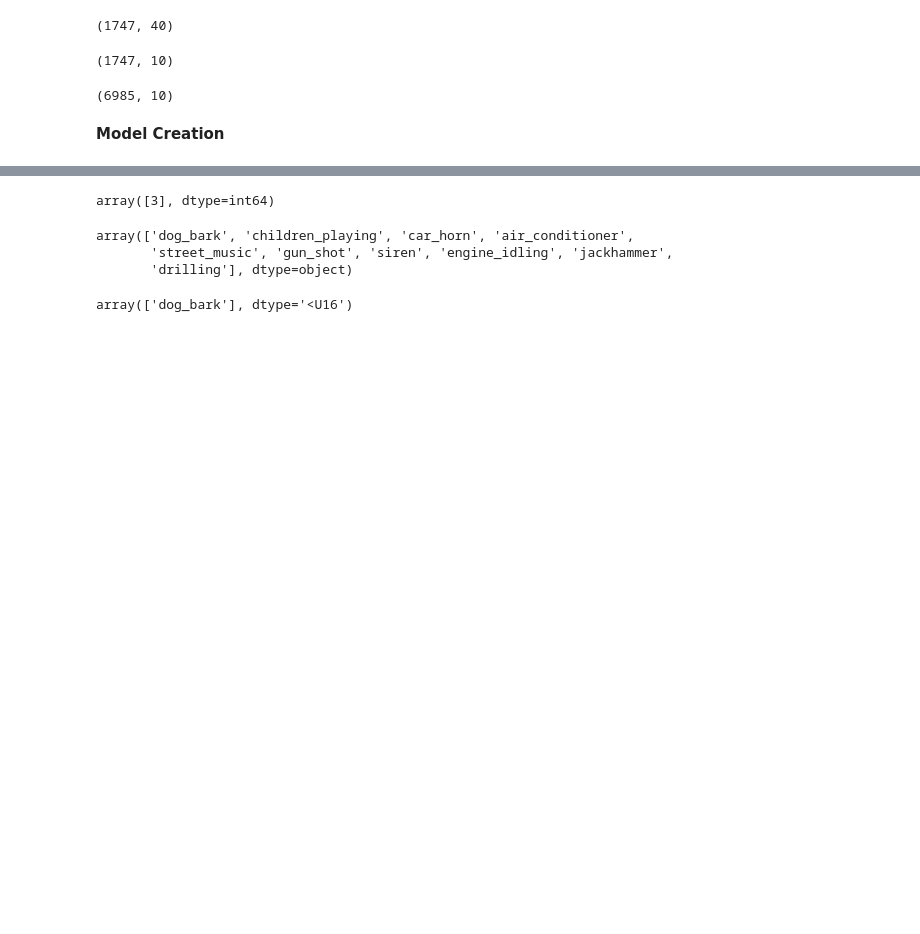
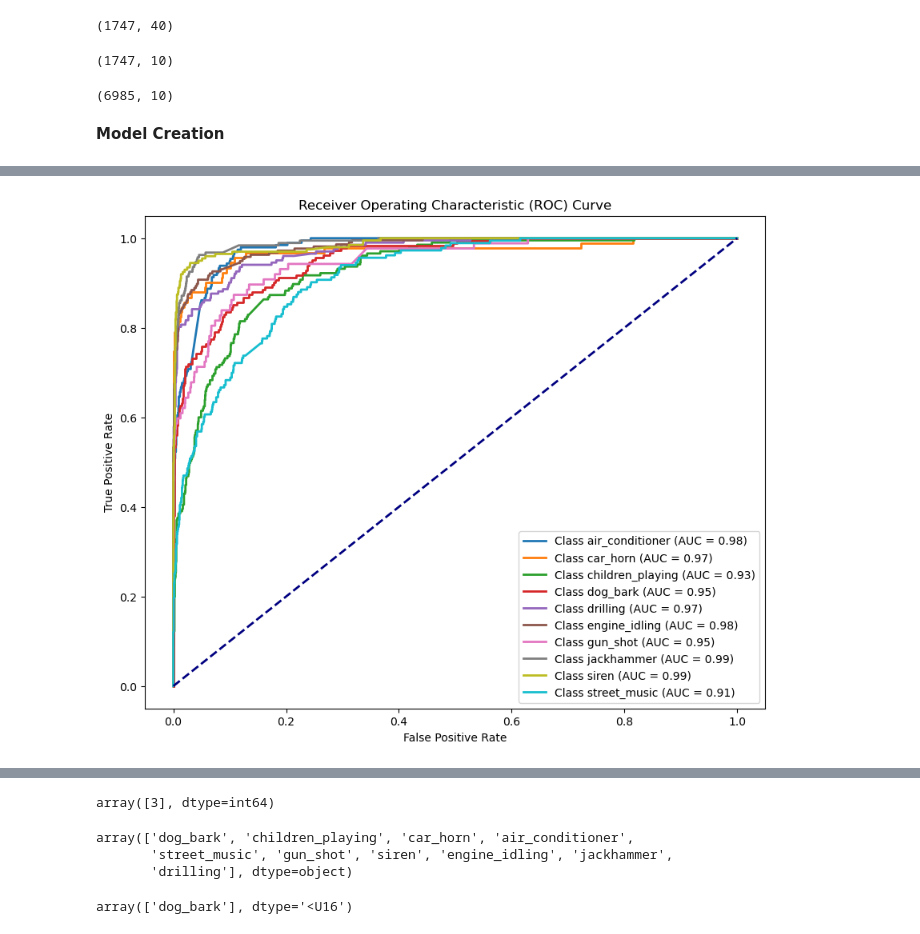
Before and after one commit to Gyan-Aditya/Audio_classification, a Jupyter notebook: Audio_classification.ipynb, the cells around one changed output, grey strips where cells are left out. Cells and saved outputs as stored; diff of their text form; code cells hidden in the pictures; blank space fills up the shorter version.

```diff
--- a/Audio_classification.ipynb
+++ b/Audio_classification.ipynb
@@ -122,7 +137,7 @@ Name: count, dtype: int64
 **Data Preprocessing**
 # %%
 #Lets read sample audio signal
-audio_file_path='UrbanSound8K/100263-2-0-36.wav'
+audio_file_path='UrbanSound8K/children_playing.wav'
 librosa_audio_data,librosa_audio_sample_rate=librosa.load(audio_file_path)
 # %%
 print(librosa_audio_data) #By default librosa convert these audio in 1-Dimensional signal i.e. Mono
@@ -221,7 +236,7 @@ extracted_feature_df.head()
 # %%
 #Split the data into independent and dependent feature
 x=np.array(extracted_feature_df['features'].tolist())
-y=np.array(extracted_feature_df['class'].tolist())
+y_set=np.array(extracted_feature_df['class'].tolist())
 # %%
 x.shape
 # %% [output]
@@ -231,7 +246,8 @@ x.shape
 from tensorflow.keras.utils import to_categorical
 from sklearn.preprocessing import LabelEncoder
 labelencoder=LabelEncoder()
-y=to_categorical(labelencoder.fit_transform(y))
+y=to_categorical(labelencoder.fit_transform(y_set))
+from sklearn.preprocessing import LabelBinarizer
 # %%
 y
 # %% [output]
@@ -394,0 +411,28 @@ classes=np.argmax(predict,axis=1)
+# %%
+from sklearn.metrics import roc_curve,auc
+from sklearn.preprocessing import LabelBinarizer
+lb = LabelBinarizer()
+labels_encoded = lb.fit_transform(y_set)
+
+y_pred_proba = model.predict(x_test)
+fpr, tpr, roc_auc = {}, {}, {}
+
+for i in range(y_pred_proba.shape[1]):
+    fpr[i], tpr[i], _ = roc_curve(y_test[:, i], y_pred_proba[:, i])
+    roc_auc[i] = auc(fpr[i], tpr[i])
+
+# Plot the ROC curve
+plt.figure(figsize=(10, 8))
+
+for i in range(y_pred_proba.shape[1]):
+    plt.plot(fpr[i], tpr[i], lw=2, label=f"Class {lb.classes_[i]} (AUC = {roc_auc[i]:.2f})")
+
+plt.plot([0, 1], [0, 1], color='navy', lw=2, linestyle='--')
+plt.xlabel('False Positive Rate')
+plt.ylabel('True Positive Rate')
+plt.title('Receiver Operating Characteristic (ROC) Curve')
+plt.legend(loc='lower right')
+plt.show()
+
+y_pred_proba = model.predict(x_test)
+# %% [output]
@@ -394,0 +440 @@ classes=np.argmax(predict,axis=1)
+[figure, added]
```
Also changed, not shown: parts of 22 cells of this notebook.
